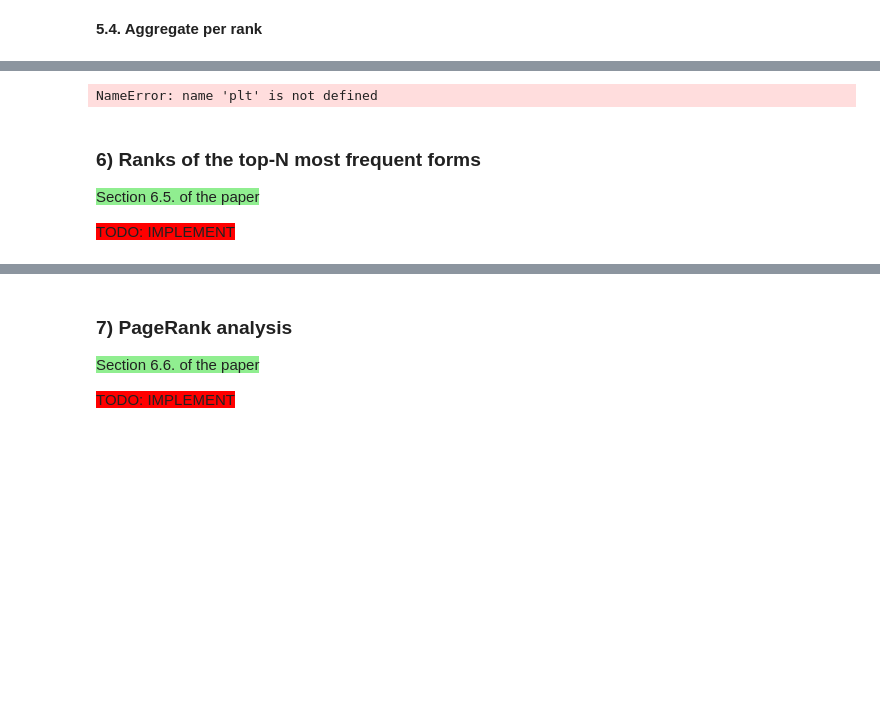
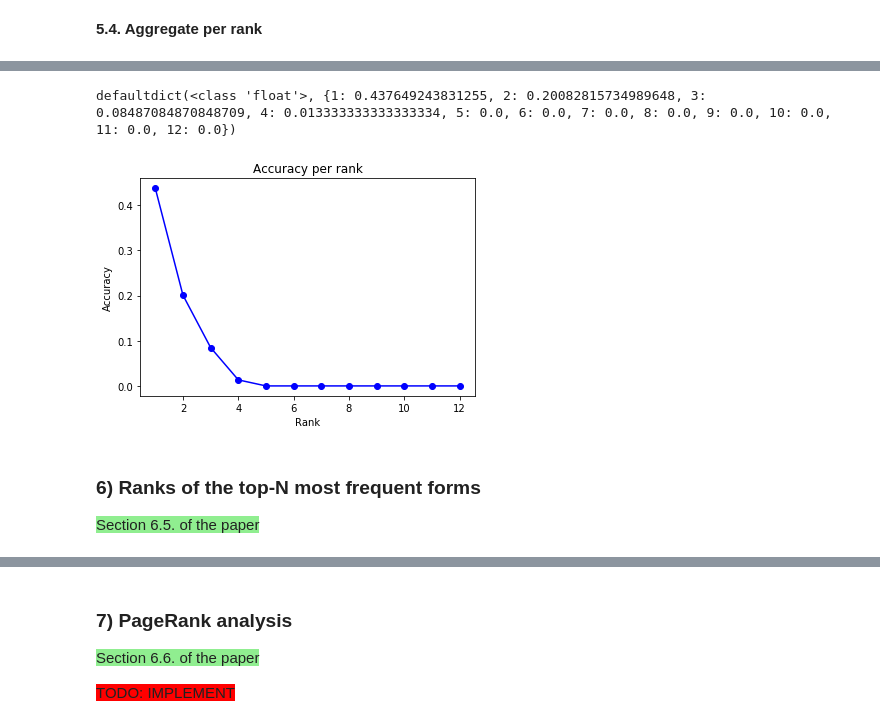
Before and after one commit to cltl/HumanLikeEL, a Jupyter notebook: System Analysis.ipynb, the cells around one changed output, grey strips where cells are left out. Saved outputs shown, nothing was run; the diff lists cells and outputs as text; code cells hidden in the pictures; blank space fills up the shorter version.

Commit message:
update on the ranking plots

```diff
--- a/System Analysis.ipynb
+++ b/System Analysis.ipynb
@@ -266,0 +281,4 @@ for form, data in total_per_form.items():
+# %%
+correct_per_rank, total_per_rank = plot_utils.prepare_ranks(correct_per_form, total_per_form)
+print(correct_per_rank)
+print(total_per_rank)
@@ -267,3 +303,5 @@ for form, data in total_per_form.items():
 # %%
-print(correct_per_rank)
-print(total_per_rank)
+plot_utils.plot_ranks(correct_per_rank, total_per_rank)
+# %% [output]
+defaultdict(<class 'float'>, {1: 0.437649243831255, 2: 0.20082815734989648, 3: 0.08487084870848709, 4: 0.013333333333333334, 5: 0.0, 6: 0.0, 7: 0.0, 8: 0.0, 9: 0.0, 10: 0.0, 11: 0.0, 12: 0.0})
+[figure, added]
@@ -276,14 +308,4 @@ acc_per_rank
-# %%
-plt.plot(list(acc_per_rank.keys()), list(acc_per_rank.values()), 'b-o')
-plt.title("Accuracy per rank")
-plt.xlabel("Rank")
-plt.ylabel("Accuracy")
-plt.show()
-# %% [output]
-NameError: name 'plt' is not defined
 # %% [markdown]
 ### 6) Ranks of the top-N most frequent forms
 
 <span style="background-color:lightgreen">Section 6.5. of the paper</span>
-
-<span style="background-color:red">TODO: IMPLEMENT</span>
```
Also changed, not shown: parts of 19 cells of this notebook, 3 other files.
